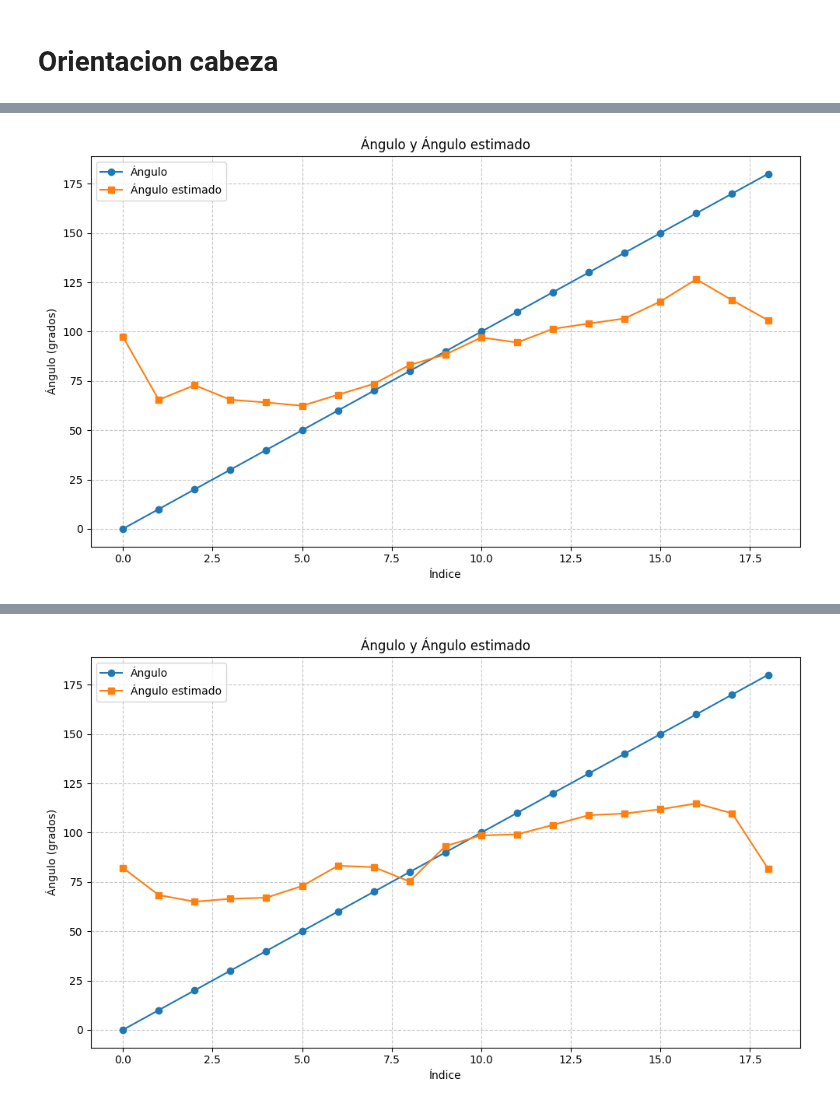
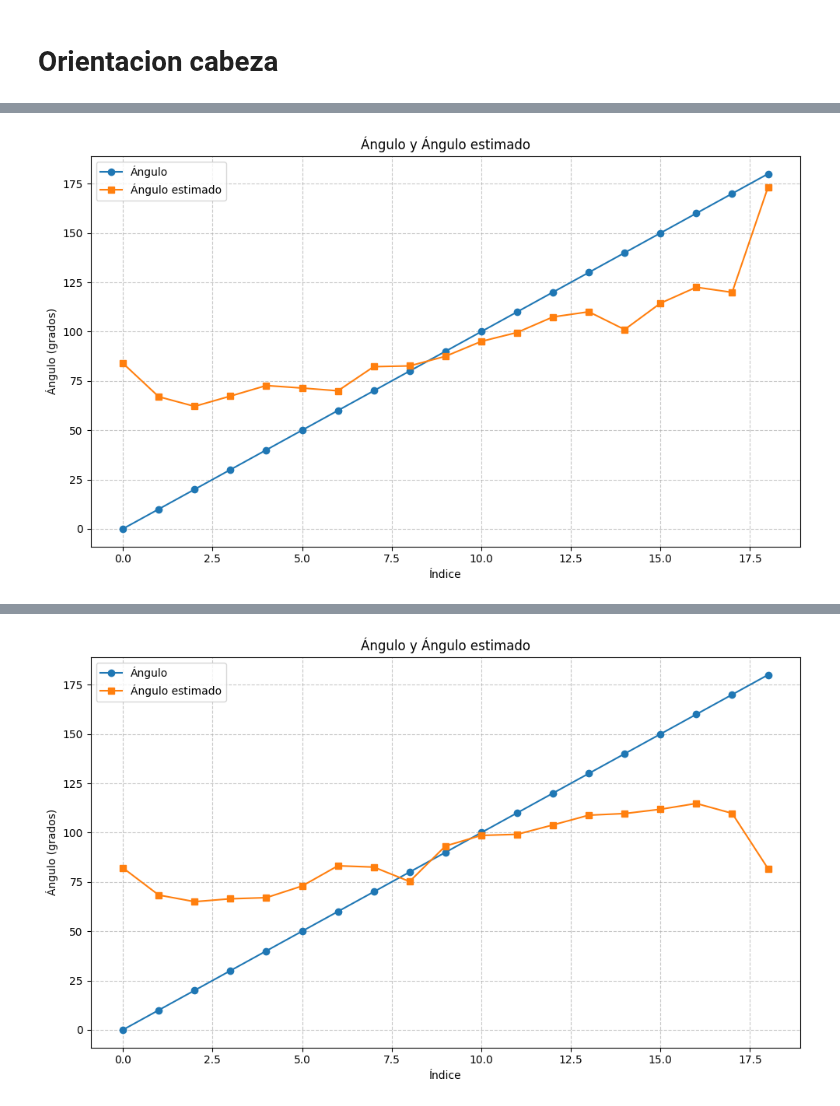
Before and after one commit to stevenaraujo98/integracion_pcl, a Jupyter notebook: get_res.ipynb, the cells around one changed output, grey strips where cells are left out. Saved outputs shown, nothing was run; the diff lists cells and outputs as text; code cells hidden in the pictures.

```diff
--- a/get_res.ipynb
+++ b/get_res.ipynb
@@ -690,7 +690,7 @@ data = []
 for key in val_orientacion["200"].keys():
     data.append({"angulo": key, "angulo_tronco": val_orientacion_cabeza["200"][key][0]["angulo_tronco"], "angulo_head": val_orientacion_cabeza["200"][key][0]["angulo_head"]})
 
-df_orientaciones_200 = pd.DataFrame(data)
+df_orientaciones_cabeza_200 = pd.DataFrame(data)
 
 data = []
 
@@ -698,7 +698,7 @@ data = []
 for key in val_orientacion["300"].keys():
     data.append({"angulo": key, "angulo_tronco": val_orientacion_cabeza["300"][key][0]["angulo_tronco"], "angulo_head": val_orientacion_cabeza["300"][key][0]["angulo_head"]})
 
-df_orientaciones_300 = pd.DataFrame(data)
+df_orientaciones_cabeza_300 = pd.DataFrame(data)
 
 data = []
 
@@ -717,4 +717,4 @@ for key in val_orientacion["400"].keys():
         "angulo_head": angulo_head
     })
 
-df_orientaciones_400 = pd.DataFrame(data)
+df_orientaciones_cabeza_400 = pd.DataFrame(data)
@@ -858,0 +836,4 @@ df_orientaciones_300
+# %%
+df_orientaciones_cabeza_300["error_tronco"] = df_orientaciones_cabeza_300["angulo_tronco"] - df_orientaciones_cabeza_300["angulo"].astype(int)
+df_orientaciones_cabeza_300["error_head"] = df_orientaciones_cabeza_300["angulo_head"] - df_orientaciones_cabeza_300["angulo"].astype(int)
+df_orientaciones_cabeza_300
@@ -859,28 +858,24 @@ df_orientaciones_300
 # %%
-# grafica el angulo de Y, con valores en x de los indices de df_orientaciones_300
-# plt.plot(df_orientaciones_300["angulo_tronco"])
-# plt.plot(df_orientaciones_300["angulo"].astype(int))
-
 # Crear la figura y los ejes
 fig, ax = plt.subplots(figsize=(10, 6))
 
 # Graficar ambas líneas
-ax.plot(df_orientaciones_300.index, df_orientaciones_300["angulo"].astype(int), label='Ángulo', marker='o')
-ax.plot(df_orientaciones_300.index, df_orientaciones_300["angulo_tronco"], label='Ángulo estimado', marker='s')
+ax.plot(df_orientaciones_cabeza_300.index, df_orientaciones_cabeza_300["angulo"].astype(int), label='Ángulo', marker='o')
+ax.plot(df_orientaciones_cabeza_300.index, df_orientaciones_cabeza_300["angulo_tronco"], label='Ángulo estimado', marker='s')
 
 # Configurar el título y las etiquetas de los ejes
 ax.set_title('Ángulo y Ángulo estimado')
 ax.set_xlabel('Índice')
 ax.set_ylabel('Ángulo (grados)')
 
 # Añadir una leyenda
 ax.legend()
 
 # Añadir una cuadrícula para mejor lectura
 ax.grid(True, linestyle='--', alpha=0.7)
 
 # Ajustar el diseño y mostrar la gráfica
 plt.tight_layout()
 plt.show()
 # %% [output]
-[figure, old version]
+[figure, new version]
```
Also changed, not shown: parts of 28 cells of this notebook.
